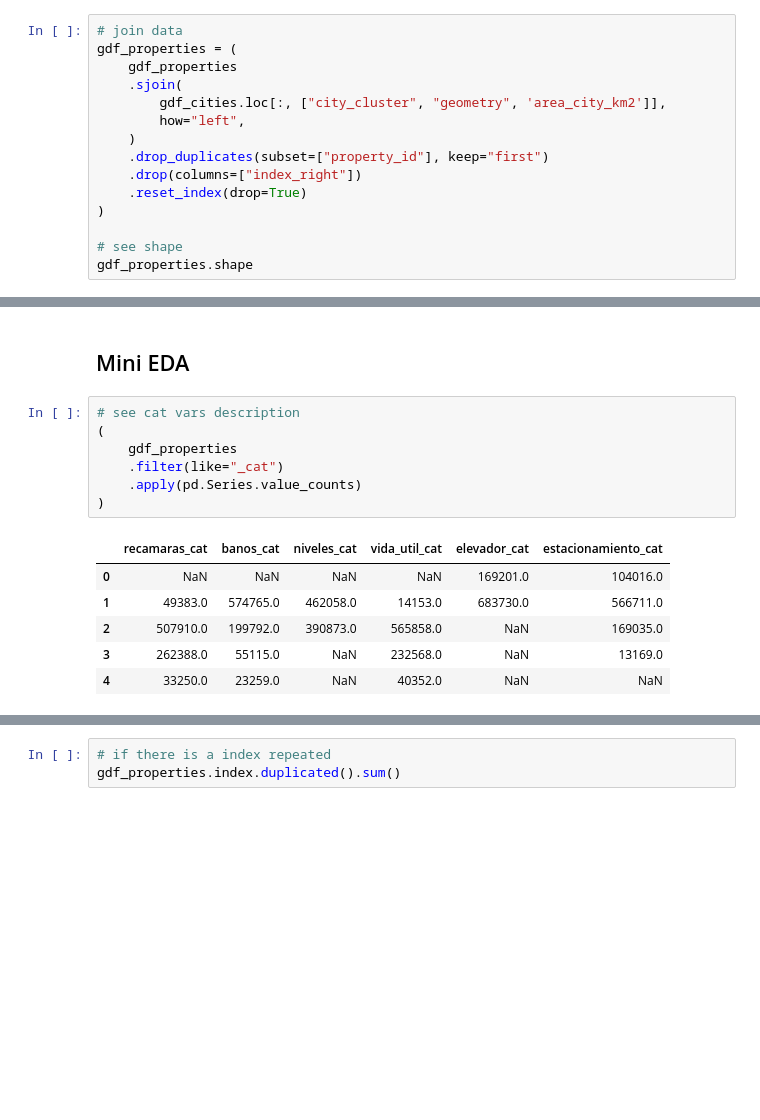
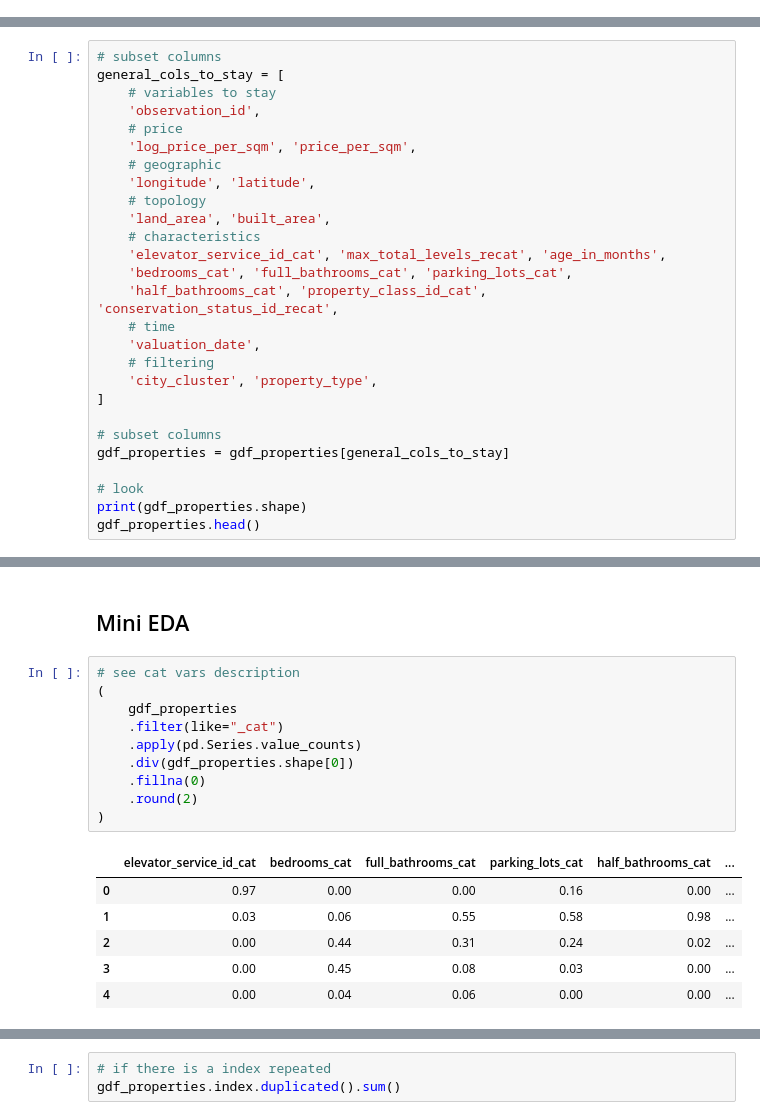
Before and after one commit to YunPerez/mexico-real-estate-investigation, a Jupyter notebook: src/P2_CLEANING/s3_competitors.ipynb, the cells around one changed output, grey strips where cells are left out. Saved outputs shown, nothing was run; the diff lists cells and outputs as text; blank space fills up the shorter version.

```diff
--- a/src/P2_CLEANING/s3_competitors.ipynb
+++ b/src/P2_CLEANING/s3_competitors.ipynb
@@ -183,15 +179,0 @@ gdf_cities.head()
-# %%
-# join data
-gdf_properties = (
-    gdf_properties
-    .sjoin(
-        gdf_cities.loc[:, ["city_cluster", "geometry", 'area_city_km2']],
-        how="left",
-    )
-    .drop_duplicates(subset=["property_id"], keep="first")
-    .drop(columns=["index_right"])
-    .reset_index(drop=True)
-)
-
-# see shape
-gdf_properties.shape
@@ -199,0 +180,27 @@ gdf_properties.shape
+# %%
+# subset columns
+general_cols_to_stay = [
+    # variables to stay
+    'observation_id',
+    # price
+    'log_price_per_sqm', 'price_per_sqm',
+    # geographic
+    'longitude', 'latitude',
+    # topology
+    'land_area', 'built_area',
+    # characteristics
+    'elevator_service_id_cat', 'max_total_levels_recat', 'age_in_months',
+    'bedrooms_cat', 'full_bathrooms_cat', 'parking_lots_cat',
+    'half_bathrooms_cat', 'property_class_id_cat', 'conservation_status_id_recat',
+    # time
+    'valuation_date',
+    # filtering
+    'city_cluster', 'property_type',
+]
+
+# subset columns
+gdf_properties = gdf_properties[general_cols_to_stay]
+
+# look
+print(gdf_properties.shape)
+gdf_properties.head()
@@ -202,14 +217,17 @@ gdf_properties.shape
 # %%
 # see cat vars description
 (
     gdf_properties
     .filter(like="_cat")
     .apply(pd.Series.value_counts)
+    .div(gdf_properties.shape[0])
+    .fillna(0)
+    .round(2)
 )
 # %% [output]
-|  | recamaras_cat | banos_cat | niveles_cat | vida_util_cat | elevador_cat | estacionamiento_cat |
-| 0 | NaN | NaN | NaN | NaN | 169201.0 | 104016.0 |
-| 1 | 49383.0 | 574765.0 | 462058.0 | 14153.0 | 683730.0 | 566711.0 |
-| 2 | 507910.0 | 199792.0 | 390873.0 | 565858.0 | NaN | 169035.0 |
-| 3 | 262388.0 | 55115.0 | NaN | 232568.0 | NaN | 13169.0 |
-| 4 | 33250.0 | 23259.0 | NaN | 40352.0 | NaN | NaN |
+|  | elevator_service_id_cat | bedrooms_cat | full_bathrooms_cat | parking_lots_cat | half_bathrooms_cat | ... |
+| 0 | 0.97 | 0.00 | 0.00 | 0.16 | 0.00 | ... |
+| 1 | 0.03 | 0.06 | 0.55 | 0.58 | 0.98 | ... |
+| 2 | 0.00 | 0.44 | 0.31 | 0.24 | 0.02 | ... |
+| 3 | 0.00 | 0.45 | 0.08 | 0.03 | 0.00 | ... |
+| 4 | 0.00 | 0.04 | 0.06 | 0.00 | 0.00 | ... |
```
Also changed, not shown: parts of 74 cells of this notebook, 2 other files.
